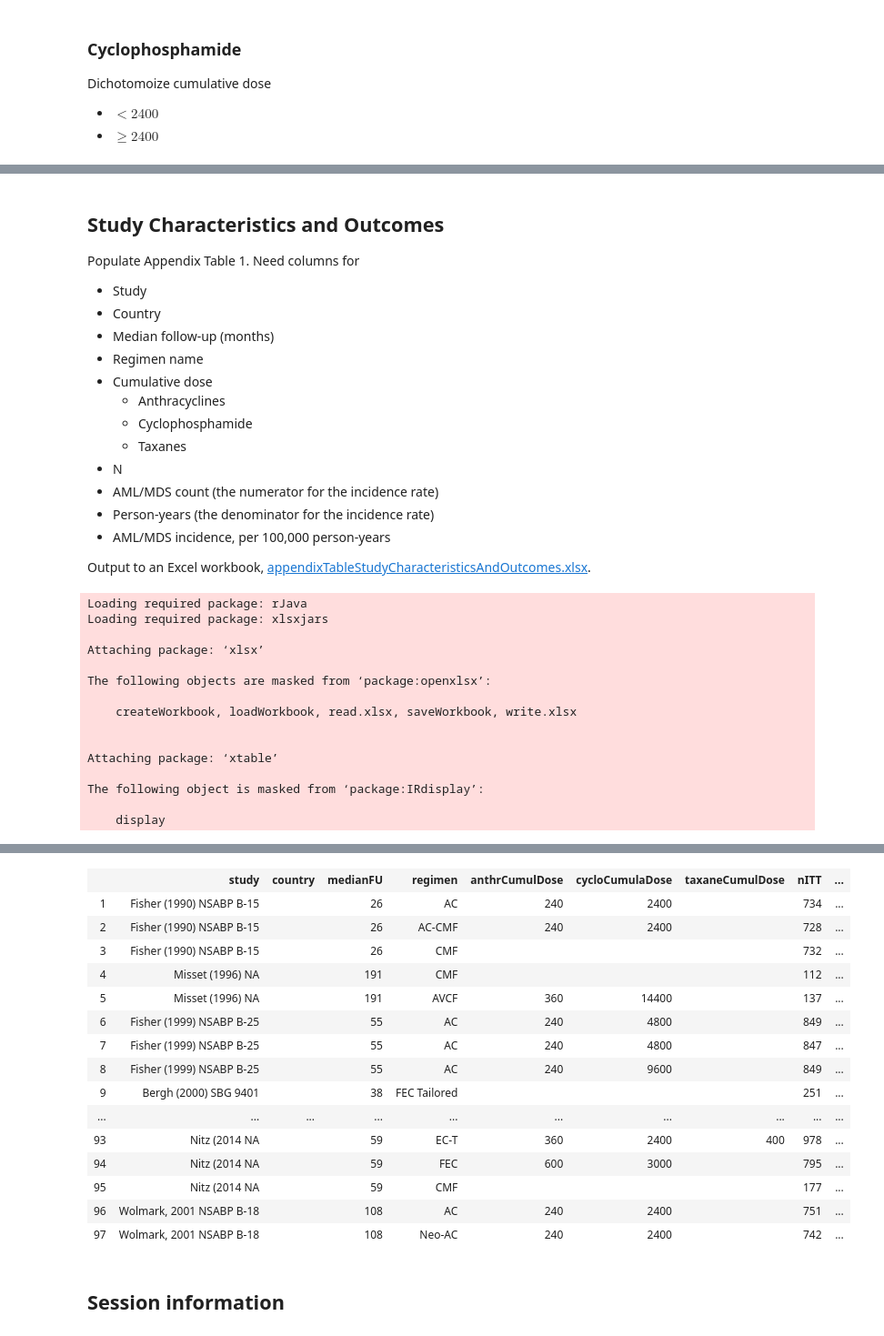
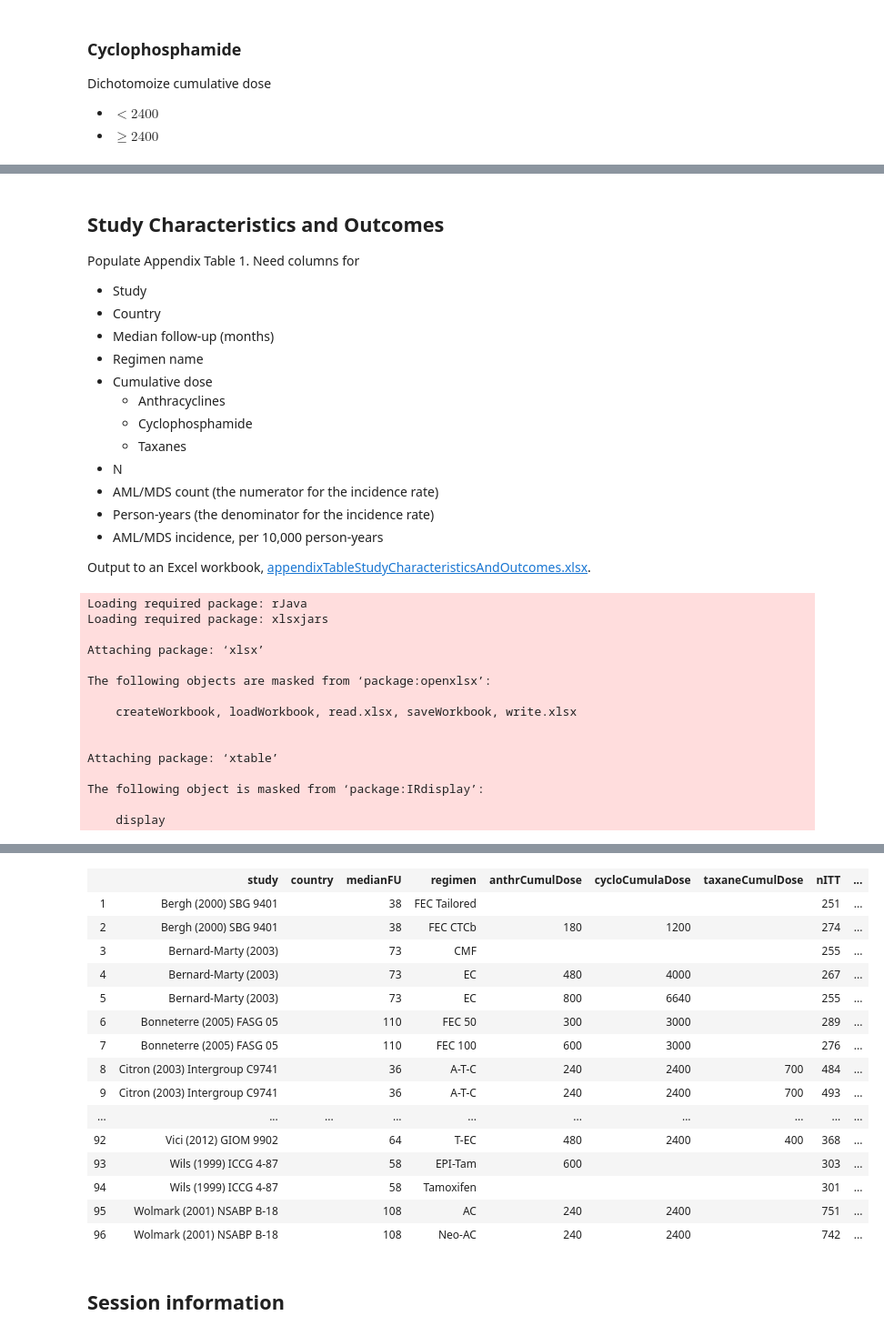
Before and after one commit to benjamin-chan/SecMalAfterBreastCaACT, a Jupyter notebook: metaregSecMal.ipynb, the cells around one changed output, grey strips where cells are left out. Shown: that part at 91% size. Saved outputs shown, nothing was run; the diff lists cells and outputs as text; code cells hidden in the pictures.

```diff
--- a/metaregSecMal.ipynb
+++ b/metaregSecMal.ipynb
@@ -71,3 +81,6 @@ D <- D[, rowid := .I]
+# %%
+D <- D[grep("Nitz", authorYear), authorYear := gsub("2014$", "2014)", authorYear)]
+D <- D[grep("Wolmark", authorYear), authorYear := gsub(", 2001$", " (2001)", authorYear)]
 # %% [markdown]
 Input missing data for Bergh (2000); row was split.
 # %%
@@ -258,0 +320,13 @@ head(D[!is.na(fluoroucilCumulDose),
+# %%
+D <- D[authorYear == "Martin (2010)" & regimen == "TAC",
+      `:=` (malAMLOrMDSTotalOld = malAMLOrMDSTotal, malAMLOrMDSTotal = 0, isFixed = TRUE)]
+D <- D[authorYear == "Martin (2010)" & regimen == "FAC",
+      `:=` (malAMLOrMDSTotalOld = malAMLOrMDSTotal, malAMLOrMDSTotal = 0, isFixed = TRUE)]
+D <- D[authorYear == "Romond (2005)" & regimen == "AC-T",
+      `:=` (malAMLOrMDSTotalOld = malAMLOrMDSTotal, malAMLOrMDSTotal = 2, isFixed = TRUE)]
+D <- D[authorYear == "Romond (2005)" & regimen == "ACT-T-Trast",
+      `:=` (malAMLOrMDSTotalOld = malAMLOrMDSTotal, malAMLOrMDSTotal = 1, isFixed = TRUE)]
+D <- D[authorYear == "Del Mastro (2015)" & regimen == "EC-T",
+      `:=` (malAMLOrMDSTotalOld = malAMLOrMDSTotal, malAMLOrMDSTotal = 2, isFixed = TRUE)]
+D[isFixed == TRUE, .(authorYear, regimen, malAMLOrMDSTotalOld, malAMLOrMDSTotal)]
+D <- D[, `:=` (malAMLOrMDSTotalOld = NULL, isFixed = NULL)]
@@ -258,0 +343,5 @@ head(D[!is.na(fluoroucilCumulDose),
+# %%
+n0 <- nrow(D)
+setkey(D, authorYear, trial, arm)
+D <- unique(D)
+message(sprintf("Removed %d duplicate row(s) (%.03g%%)", n0 - nrow(D), (n0 - nrow(D)) / n0 * 100))
@@ -261,6 +352,7 @@ head(D[!is.na(fluoroucilCumulDose),
 
 Define some functions.
 # %%
+scale <- 1e4
 calcPct <- function (x, n) {
   prec <- "%.3g"
   sprintf(paste0(prec, "%%"),
@@ -268,7 +360,7 @@ calcPct <- function (x, n) {
 }
 calcRate <- function (x, n, y) {
   prec <- "%.3g"
-  py <- 10000
+  py <- scale
   sprintf(paste(prec, "per %s p-y"),
           median(x / (n * (y / 12)), na.rm=TRUE) * py,
           py)
@@ -449,7 +611,7 @@ Need columns for
 * N
 * AML/MDS count (the numerator for the incidence rate)
 * Person-years (the denominator for the incidence rate)
-* AML/MDS incidence, per 100,000 person-years
+* AML/MDS incidence, per 10,000 person-years
 
 Output to an Excel workbook, [appendixTableStudyCharacteristicsAndOutcomes.xlsx](appendixTableStudyCharacteristicsAndOutcomes.xlsx).
 # %%
@@ -457,7 +619,7 @@ library(xlsx)
 library(IRdisplay)
 library(xtable)
 T <- D[,
-       .(study = paste(authorYear, trial),
+       .(study = ifelse(!is.na(trial), paste(authorYear, trial), authorYear),
          country = NA,
          medianFU = round(medianFU),
          regimen,
@@ -466,8 +628,8 @@ T <- D[,
          taxaneCumulDose = round(taxaneCumulDose),
          nITT,
          nAMLOrMDS = malAMLOrMDSTotal,
-         py = nITT * medianFU,
-         incidenceAMLOrMDS = signif(malAMLOrMDSTotal / (nITT * medianFU) * 1e5, digits=3))]
+         py = nITT * (medianFU / 12),
+         incidenceAMLOrMDS = signif(malAMLOrMDSTotal / (nITT * (medianFU / 12)) * scale, digits=3))]
 write.xlsx(T,
            "appendixTableStudyCharacteristicsAndOutcomes.xlsx",
            row.names=FALSE,
@@ -502,21 +664,21 @@ appendixTableStudyCharacteristicsAndOutcomes.xlsx 2016-06-17 14:37:34 1000 1000
                                                    uname grname
 appendixTableStudyCharacteristicsAndOutcomes.xlsx ubuntu ubuntu
 |  | study | country | medianFU | regimen | anthrCumulDose | cycloCumulaDose | taxaneCumulDose | nITT | ... |
-| 1 | Fisher (1990) NSABP B-15 |  | 26 | AC | 240 | 2400 |  | 734 | ... |
-| 2 | Fisher (1990) NSABP B-15 |  | 26 | AC-CMF | 240 | 2400 |  | 728 | ... |
-| 3 | Fisher (1990) NSABP B-15 |  | 26 | CMF |  |  |  | 732 | ... |
-| 4 | Misset (1996) NA |  | 191 | CMF |  |  |  | 112 | ... |
-| 5 | Misset (1996) NA |  | 191 | AVCF | 360 | 14400 |  | 137 | ... |
-| 6 | Fisher (1999) NSABP B-25 |  | 55 | AC | 240 | 4800 |  | 849 | ... |
-| 7 | Fisher (1999) NSABP B-25 |  | 55 | AC | 240 | 4800 |  | 847 | ... |
-| 8 | Fisher (1999) NSABP B-25 |  | 55 | AC | 240 | 9600 |  | 849 | ... |
-| 9 | Bergh (2000) SBG 9401 |  | 38 | FEC Tailored |  |  |  | 251 | ... |
+| 1 | Bergh (2000) SBG 9401 |  | 38 | FEC Tailored |  |  |  | 251 | ... |
+| 2 | Bergh (2000) SBG 9401 |  | 38 | FEC CTCb | 180 | 1200 |  | 274 | ... |
+| 3 | Bernard-Marty (2003) |  | 73 | CMF |  |  |  | 255 | ... |
+| 4 | Bernard-Marty (2003) |  | 73 | EC | 480 | 4000 |  | 267 | ... |
+| 5 | Bernard-Marty (2003) |  | 73 | EC | 800 | 6640 |  | 255 | ... |
+| 6 | Bonneterre (2005) FASG 05 |  | 110 | FEC 50 | 300 | 3000 |  | 289 | ... |
+| 7 | Bonneterre (2005) FASG 05 |  | 110 | FEC 100 | 600 | 3000 |  | 276 | ... |
+| 8 | Citron (2003) Intergroup C9741 |  | 36 | A-T-C | 240 | 2400 | 700 | 484 | ... |
+| 9 | Citron (2003) Intergroup C9741 |  | 36 | A-T-C | 240 | 2400 | 700 | 493 | ... |
 | ... | ... | ... | ... | ... | ... | ... | ... | ... | ... |
-| 93 | Nitz (2014 NA |  | 59 | EC-T | 360 | 2400 | 400 | 978 | ... |
-| 94 | Nitz (2014 NA |  | 59 | FEC | 600 | 3000 |  | 795 | ... |
-| 95 | Nitz (2014 NA |  | 59 | CMF |  |  |  | 177 | ... |
-| 96 | Wolmark, 2001 NSABP B-18 |  | 108 | AC | 240 | 2400 |  | 751 | ... |
-| 97 | Wolmark, 2001 NSABP B-18 |  | 108 | Neo-AC | 240 | 2400 |  | 742 | ... |
+| 92 | Vici (2012) GIOM 9902 |  | 64 | T-EC | 480 | 2400 | 400 | 368 | ... |
+| 93 | Wils (1999) ICCG 4-87 |  | 58 | EPI-Tam | 600 |  |  | 303 | ... |
+| 94 | Wils (1999) ICCG 4-87 |  | 58 | Tamoxifen |  |  |  | 301 | ... |
+| 95 | Wolmark (2001) NSABP B-18 |  | 108 | AC | 240 | 2400 |  | 751 | ... |
+| 96 | Wolmark (2001) NSABP B-18 |  | 108 | Neo-AC | 240 | 2400 |  | 742 | ... |
 # %% [markdown]
 ## Session information
 # %%
```
Also changed, not shown: parts of 27 cells of this notebook, 5 other files.
